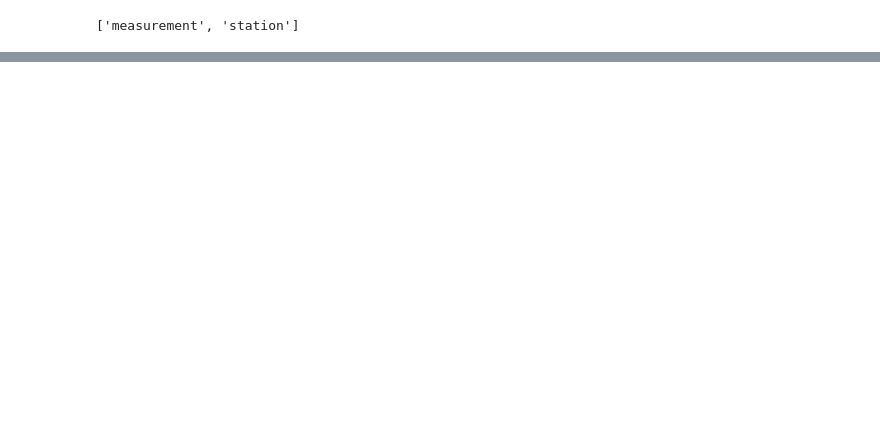
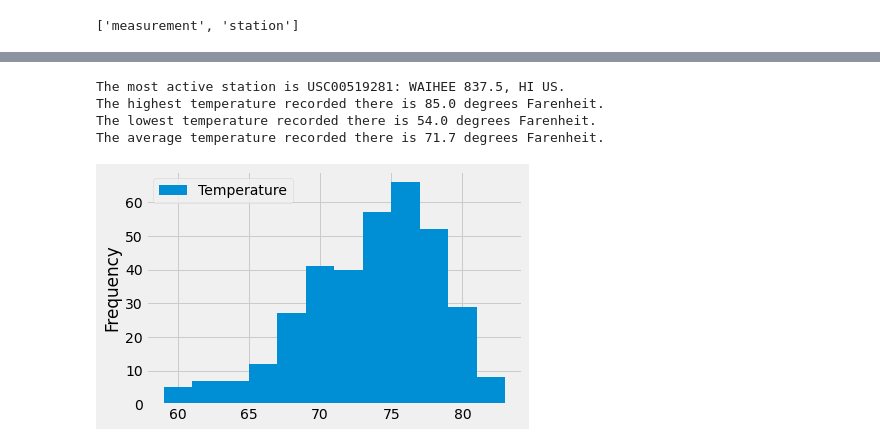
Before and after one commit to mnperic/sql-alchemy-challenge, a Jupyter notebook: sql_alchemy_homework.ipynb, the cells around one changed output, grey strips where cells are left out. Saved outputs shown, nothing was run; the diff lists cells and outputs as text; code cells hidden in the pictures; blank space fills up the shorter version.

```diff
--- a/sql_alchemy_homework.ipynb
+++ b/sql_alchemy_homework.ipynb
@@ -76,0 +98,7 @@ KeyError: "None of ['date'] are in the columns"
+# %%
+# Query for the number of observations per station
+station_counts = (session.query(Measurement.station, func.count(Measurement.station))
+                        .group_by(Measurement.station)
+                        .order_by(func.count(Measurement.station).desc())
+                        .all())
+station_counts
@@ -76,0 +115,57 @@ KeyError: "None of ['date'] are in the columns"
+# %%
+# Set most active station
+station_ID = station_counts[0][0]
+
+# Query for station name
+station_name = (session.query(Station.name)
+                      .filter_by(station = stationID))
+station_name = station_name[0][0]
+print(f"The most active station is {station_ID}: {station_name}.")
+
+# Query for highest temperature
+highest_temp = (session.query(Measurement.tobs)
+                      .filter(Measurement.station == stationID)
+                      .order_by(Measurement.tobs.desc())
+                      .first())
+highest_temp = highest_temp[0]
+print(f"The highest temperature recorded there is {highest_temp} degrees Farenheit.")
+
+# Query for lowest temperature
+lowest_temp = (session.query(Measurement.tobs)
+                     .filter(Measurement.station == stationID)
+                     .order_by(Measurement.tobs.asc())
+                     .first())
+lowest_temp = lowest_temp[0]
+print(f"The lowest temperature recorded there is {lowest_temp} degrees Farenheit.")
+
+# Query for average temperature
+avg_temp = (session.query(func.avg(Measurement.tobs))
+                  .filter(Measurement.station == stationID))
+avg_temp = '{0:.3}'.format(avg_temp[0][0])
+print(f"The average temperature recorded there is {avgTemp} degrees Farenheit.")
+# %% [output]
+The most active station is USC00519281: WAIHEE 837.5, HI US.
+The highest temperature recorded there is 85.0 degrees Farenheit.
+The lowest temperature recorded there is 54.0 degrees Farenheit.
+The average temperature recorded there is 71.7 degrees Farenheit.
+# %%
+# Query for the last year of temperature data
+temp_data = (session.query(Measurement.date, Measurement.tobs)
+                   .filter(Measurement.date > year_before)
+                   .filter(Measurement.station == station_ID)
+                   .order_by(Measurement.date)
+                   .all())
+
+# Convert query object to data frame
+temp_table = pd.DataFrame(temp_data)
+temp_table = temp_table.rename(columns={0: "Date", 1: "Temperature"})
+temp_table = temp_table.set_index('Date')
+
+# Sort by date
+temp_table = temp_table.sort_index(ascending=True)
+
+# Plot histogram with pandas
+temp_table.plot(kind='hist', bins=12)
+plt.savefig("/Users/minoperic/Data Analytics/Homework/sql-alchemy-challenge/temperature.png", dpi=300)
+# %% [output]
+[figure, added]
```
Also changed, not shown: parts of 13 cells of this notebook, 5 other files.
